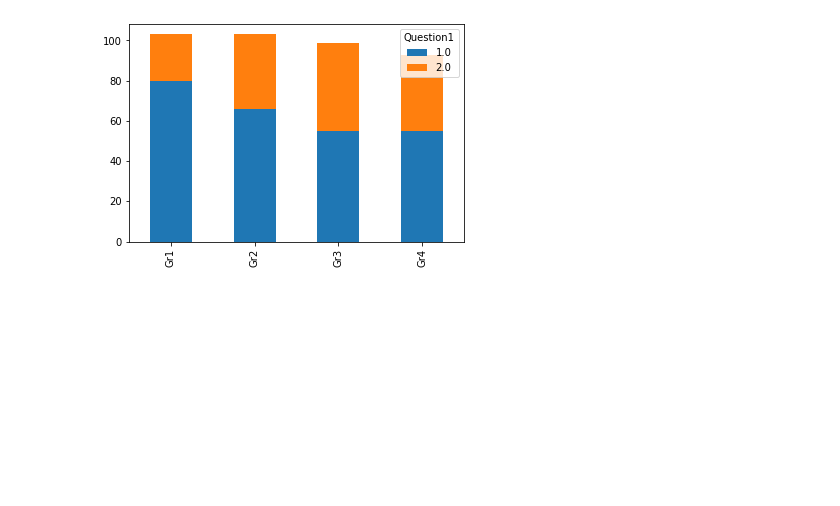
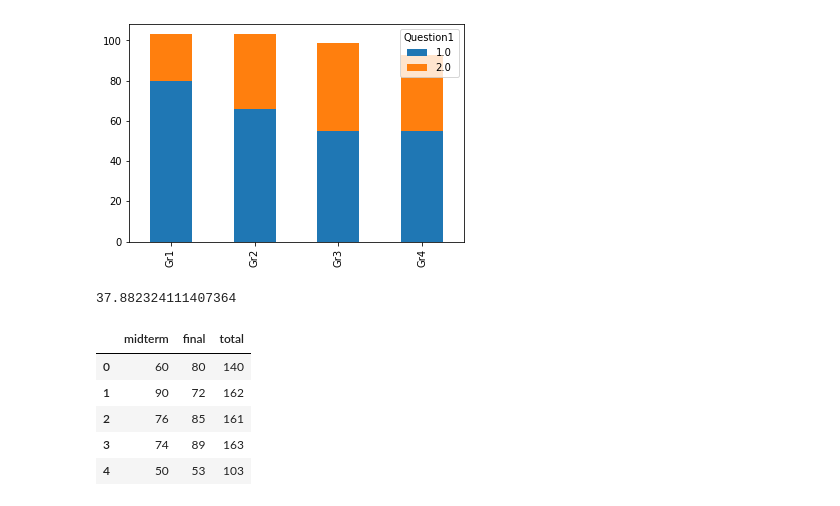
Before and after one commit to kukaro/KNOU-PYTHON-AND-R, a Jupyter notebook: repeat/b8.ipynb, the cells around one changed output. Saved outputs shown, nothing was run; the diff lists cells and outputs as text; code cells hidden in the pictures; blank space fills up the shorter version.

```diff
--- a/repeat/b8.ipynb
+++ b/repeat/b8.ipynb
@@ -364,0 +375,3 @@ plt.legend(title='Question1')
+# %%
+score = pd.read_csv('../data/score.csv')
+score['total'] = score['midterm'] + score['final']
@@ -364,0 +380,4 @@ plt.legend(title='Question1')
+# %%
+score['total'].std()
+# %% [output]
+37.882324111407364
@@ -364,0 +387,11 @@ plt.legend(title='Question1')
+# %%
+cols = ['midterm', 'final', 'total']
+score2 = score[cols]
+score2.head()
+# %% [output]
+|  | midterm | final | total |
+| 0 | 60 | 80 | 140 |
+| 1 | 90 | 72 | 162 |
+| 2 | 76 | 85 | 161 |
+| 3 | 74 | 89 | 163 |
+| 4 | 50 | 53 | 103 |
```
Also changed, not shown: parts of 16 cells of this notebook, 1 other file.
